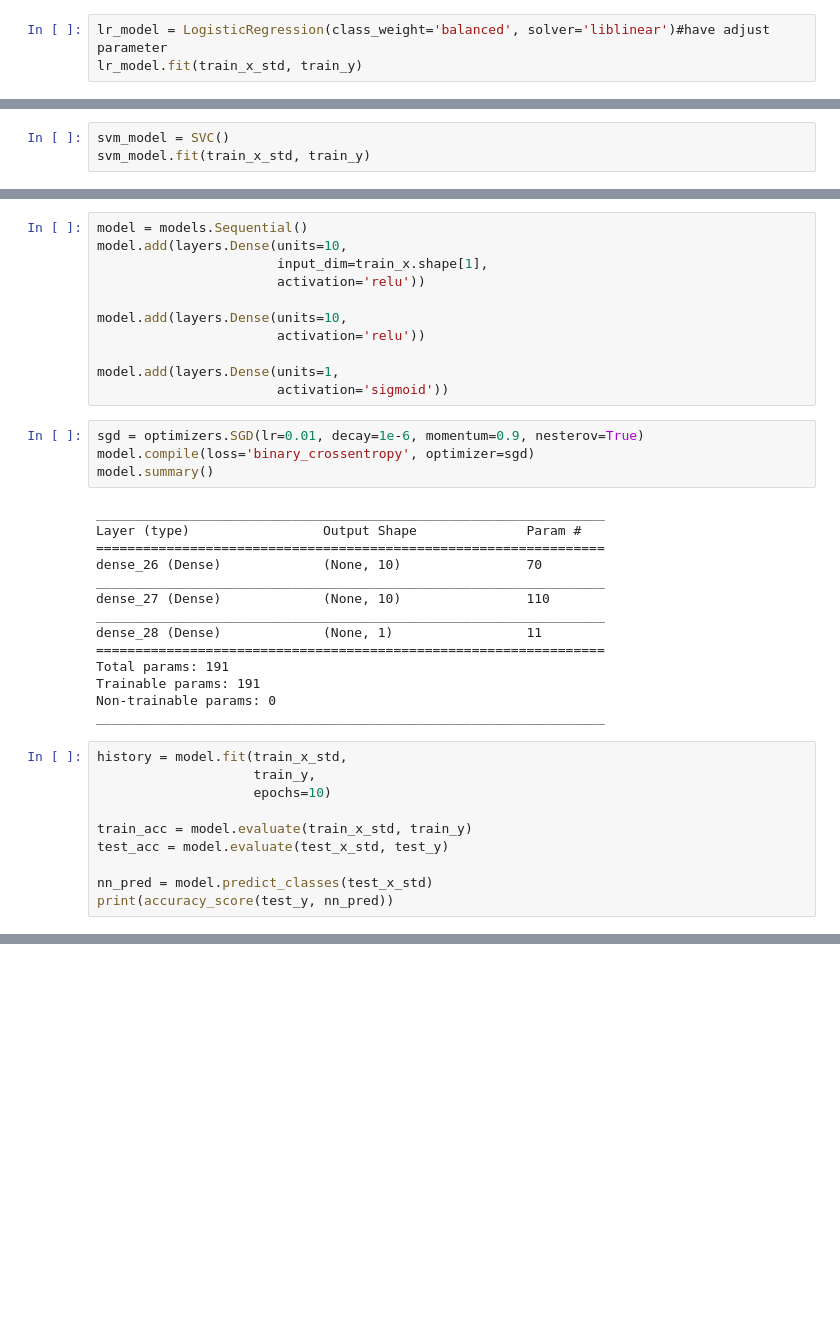
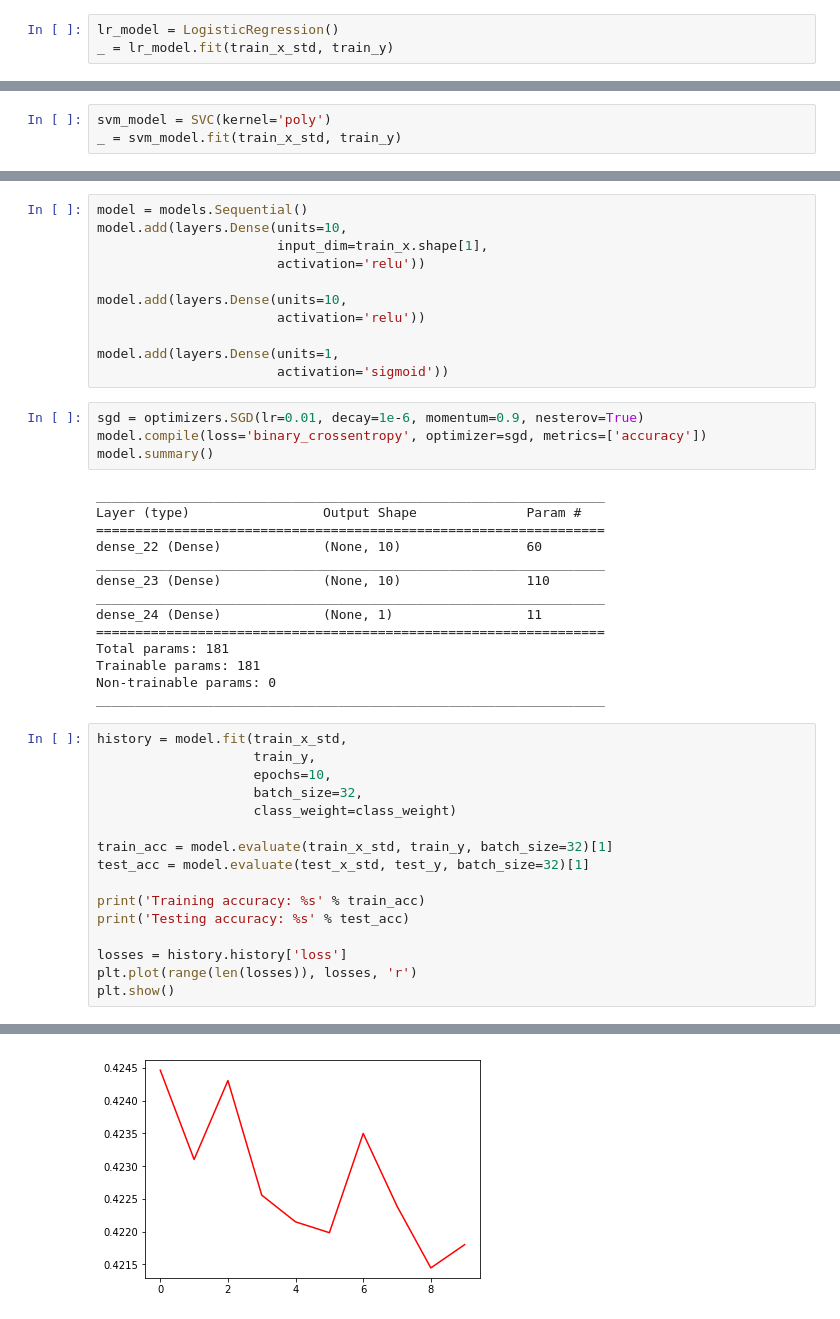
Before and after one commit to BananaChen/FDA, a Jupyter notebook: Hw3/FDA_Hw3.ipynb, the cells around one changed output, grey strips where cells are left out. Drawn from its saved outputs; the diff is of its cells as text; blank space fills up the shorter version.

```diff
--- a/Hw3/FDA_Hw3.ipynb
+++ b/Hw3/FDA_Hw3.ipynb
@@ -277,5 +355,5 @@ test_x_std = scaler.transform(test_x)
 # %% [markdown]
 ## Logistic Regression
 # %%
-lr_model = LogisticRegression(class_weight='balanced', solver='liblinear')#have adjust parameter
-lr_model.fit(train_x_std, train_y)
+lr_model = LogisticRegression()
+_ = lr_model.fit(train_x_std, train_y)
@@ -292,5 +365,5 @@ print(accuracy_score(test_y, lr_predict))
 # %% [markdown]
 ## SVM
 # %%
-svm_model = SVC()
-svm_model.fit(train_x_std, train_y)
+svm_model = SVC(kernel='poly')
+_ = svm_model.fit(train_x_std, train_y)
@@ -319,31 +387,37 @@ model.add(layers.Dense(units=1,
                        activation='sigmoid'))
 # %%
 sgd = optimizers.SGD(lr=0.01, decay=1e-6, momentum=0.9, nesterov=True)
-model.compile(loss='binary_crossentropy', optimizer=sgd)
+model.compile(loss='binary_crossentropy', optimizer=sgd, metrics=['accuracy'])
 model.summary()
 # %% [output]
 _________________________________________________________________
 Layer (type)                 Output Shape              Param #
 =================================================================
-dense_26 (Dense)             (None, 10)                70
+dense_22 (Dense)             (None, 10)                60
 _________________________________________________________________
-dense_27 (Dense)             (None, 10)                110
+dense_23 (Dense)             (None, 10)                110
 _________________________________________________________________
-dense_28 (Dense)             (None, 1)                 11
+dense_24 (Dense)             (None, 1)                 11
 =================================================================
-Total params: 191
-Trainable params: 191
+Total params: 181
+Trainable params: 181
 Non-trainable params: 0
 _________________________________________________________________
 # %%
 history = model.fit(train_x_std,
                     train_y,
-                    epochs=10)
+                    epochs=10,
+                    batch_size=32,
+                    class_weight=class_weight)
 
-train_acc = model.evaluate(train_x_std, train_y)
-test_acc = model.evaluate(test_x_std, test_y)
+train_acc = model.evaluate(train_x_std, train_y, batch_size=32)[1]
+test_acc = model.evaluate(test_x_std, test_y, batch_size=32)[1]
 
-nn_pred = model.predict_classes(test_x_std)
-print(accuracy_score(test_y, nn_pred))
+print('Training accuracy: %s' % train_acc)
+print('Testing accuracy: %s' % test_acc)
+
+losses = history.history['loss']
+plt.plot(range(len(losses)), losses, 'r')
+plt.show()
 # %% [output]
 Epoch 1/10
@@ -365,0 +440 @@ Epoch 6/10
+[figure, added]
```
Also changed, not shown: parts of 26 cells of this notebook.
